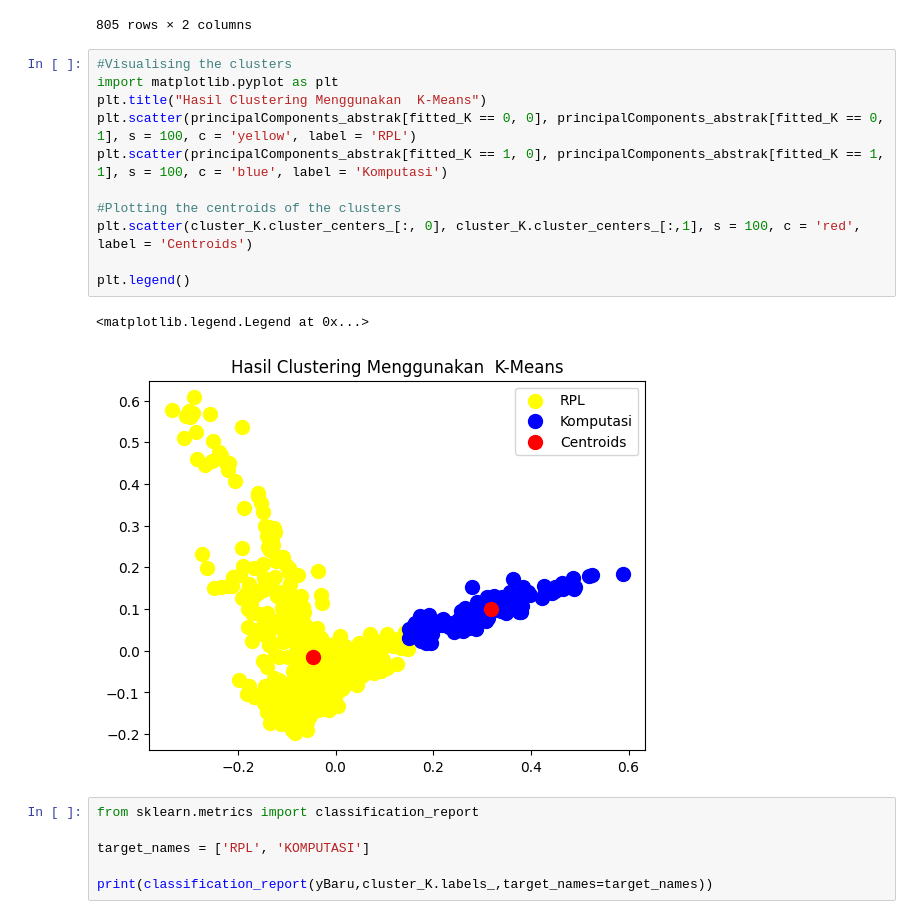
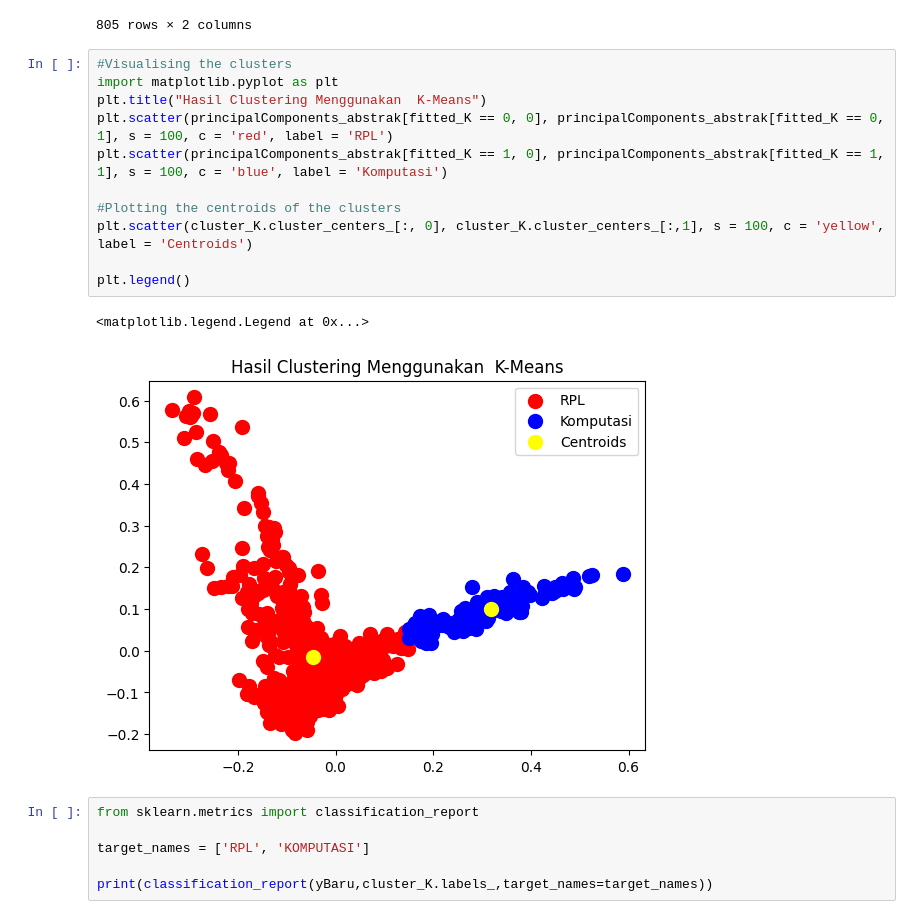
Before and after one commit to HanifSantoso05/prosaindata, a Jupyter notebook: _sources/UTS-Prosaindata.ipynb, the cells around one changed output. Cells and saved outputs as stored; diff of their text form.

```diff
--- a/_sources/UTS-Prosaindata.ipynb
+++ b/_sources/UTS-Prosaindata.ipynb
@@ -524,17 +524,17 @@ hasil_cluster
 # %%
 #Visualising the clusters
 import matplotlib.pyplot as plt
 plt.title("Hasil Clustering Menggunakan  K-Means")
-plt.scatter(principalComponents_abstrak[fitted_K == 0, 0], principalComponents_abstrak[fitted_K == 0, 1], s = 100, c = 'yellow', label = 'RPL')
+plt.scatter(principalComponents_abstrak[fitted_K == 0, 0], principalComponents_abstrak[fitted_K == 0, 1], s = 100, c = 'red', label = 'RPL')
 plt.scatter(principalComponents_abstrak[fitted_K == 1, 0], principalComponents_abstrak[fitted_K == 1, 1], s = 100, c = 'blue', label = 'Komputasi')
 
 #Plotting the centroids of the clusters
-plt.scatter(cluster_K.cluster_centers_[:, 0], cluster_K.cluster_centers_[:,1], s = 100, c = 'red', label = 'Centroids')
+plt.scatter(cluster_K.cluster_centers_[:, 0], cluster_K.cluster_centers_[:,1], s = 100, c = 'yellow', label = 'Centroids')
 
 plt.legend()
 # %% [output]
 <matplotlib.legend.Legend at 0x...>
-[figure, old version]
+[figure, new version]
 # %%
 from sklearn.metrics import classification_report
 
```
Also changed, not shown: 16 other files.
